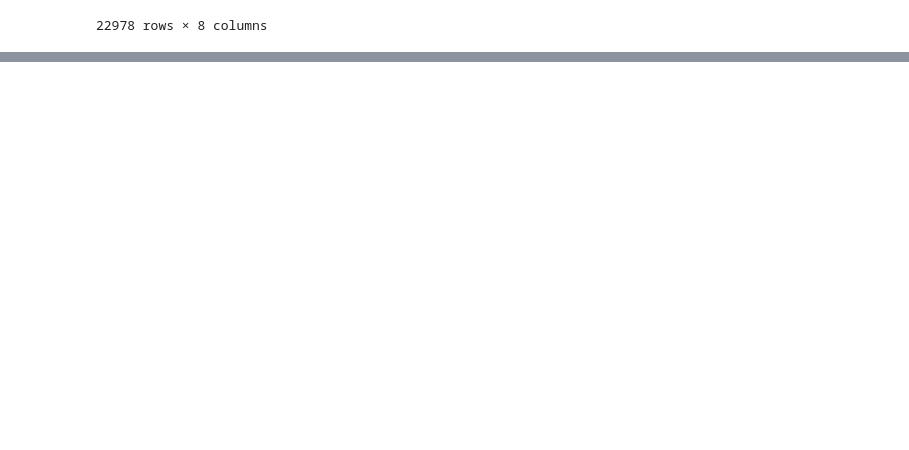
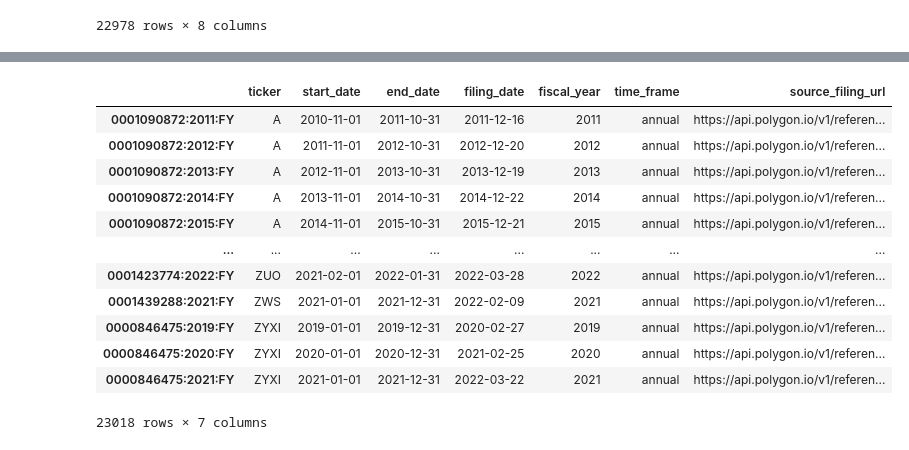
Before and after one commit to BNDT4Sen/Final-Project-Financial-Analysis, a Jupyter notebook: Exploratory-Data-Analysis/DataFrame_Exploration.ipynb, the cells around one changed output, grey strips where cells are left out. Saved outputs shown, nothing was run; the diff lists cells and outputs as text; code cells hidden in the pictures; blank space fills up the shorter version.

Commit message:
Began the EDA process on the DataFrames.

```diff
--- a/Exploratory-Data-Analysis/DataFrame_Exploration.ipynb
+++ b/Exploratory-Data-Analysis/DataFrame_Exploration.ipynb
@@ -30,0 +91,16 @@ comprehensive_income_df
+# %%
+filing_information_df
+# %% [output]
+|  | ticker | start_date | end_date | filing_date | fiscal_year | time_frame | source_filing_url |
+| 0001090872:2011:FY | A | 2010-11-01 | 2011-10-31 | 2011-12-16 | 2011 | annual | https://api.polygon.io/v1/referen... |
+| 0001090872:2012:FY | A | 2011-11-01 | 2012-10-31 | 2012-12-20 | 2012 | annual | https://api.polygon.io/v1/referen... |
+| 0001090872:2013:FY | A | 2012-11-01 | 2013-10-31 | 2013-12-19 | 2013 | annual | https://api.polygon.io/v1/referen... |
+| 0001090872:2014:FY | A | 2013-11-01 | 2014-10-31 | 2014-12-22 | 2014 | annual | https://api.polygon.io/v1/referen... |
+| 0001090872:2015:FY | A | 2014-11-01 | 2015-10-31 | 2015-12-21 | 2015 | annual | https://api.polygon.io/v1/referen... |
+| ... | ... | ... | ... | ... | ... | ... | ... |
+| 0001423774:2022:FY | ZUO | 2021-02-01 | 2022-01-31 | 2022-03-28 | 2022 | annual | https://api.polygon.io/v1/referen... |
+| 0001439288:2021:FY | ZWS | 2021-01-01 | 2021-12-31 | 2022-02-09 | 2021 | annual | https://api.polygon.io/v1/referen... |
+| 0000846475:2019:FY | ZYXI | 2019-01-01 | 2019-12-31 | 2020-02-27 | 2019 | annual | https://api.polygon.io/v1/referen... |
+| 0000846475:2020:FY | ZYXI | 2020-01-01 | 2020-12-31 | 2021-02-25 | 2020 | annual | https://api.polygon.io/v1/referen... |
+| 0000846475:2021:FY | ZYXI | 2021-01-01 | 2021-12-31 | 2022-03-22 | 2021 | annual | https://api.polygon.io/v1/referen... |
+23018 rows × 7 columns
```
Also changed, not shown: parts of 7 cells of this notebook, 1 other file.
